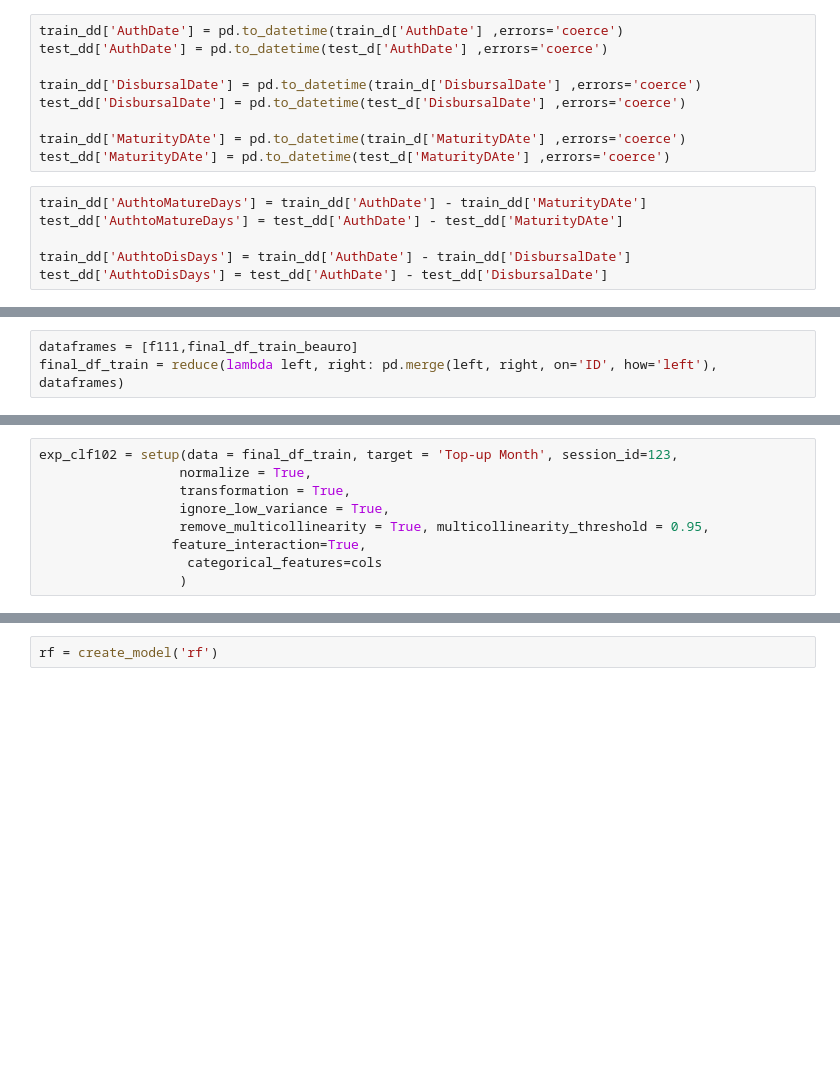
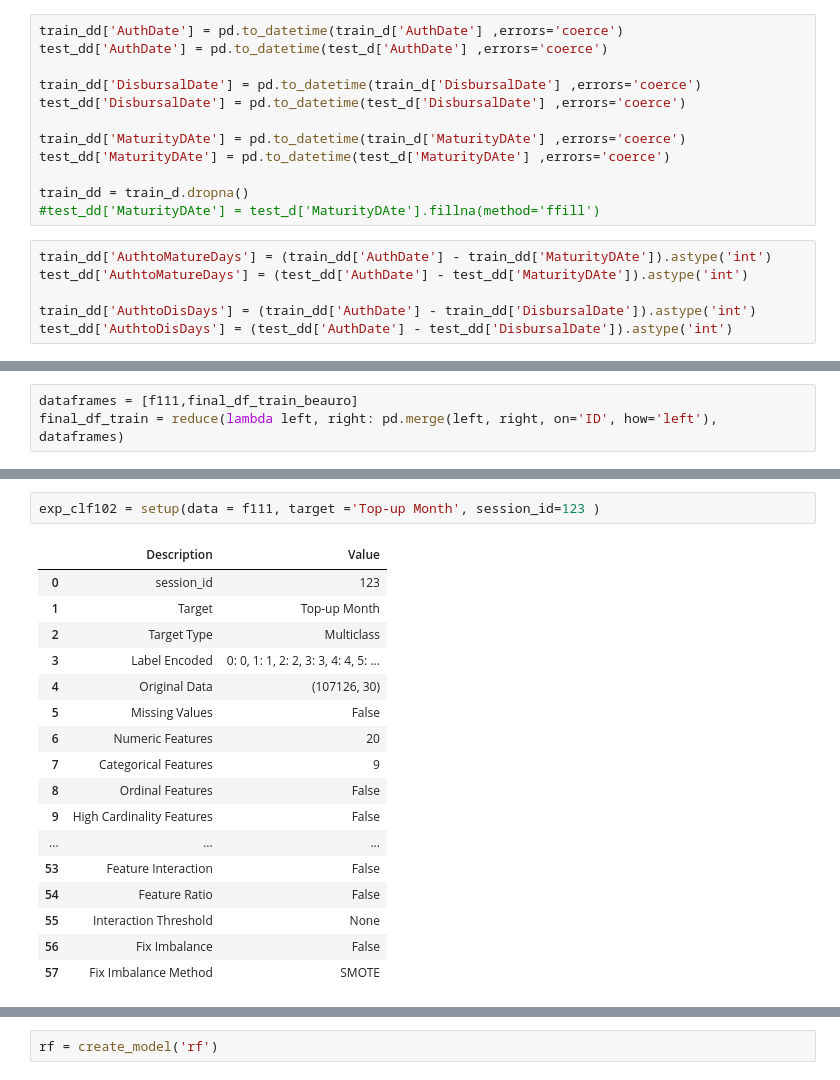
Before and after one commit to DataSenseiAryan/LTFSDSFinHack3, a Jupyter notebook: Copy_of_FeatureEngineering.ipynb, the cells around one changed output, grey strips where cells are left out. Saved outputs shown, nothing was run; the diff lists cells and outputs as text; blank space fills up the shorter version.

```diff
--- a/Copy_of_FeatureEngineering.ipynb
+++ b/Copy_of_FeatureEngineering.ipynb
@@ -351,9 +347,12 @@ test_dd['DisbursalDate'] = pd.to_datetime(test_d['DisbursalDate'] ,errors='coerc
 
 train_dd['MaturityDAte'] = pd.to_datetime(train_d['MaturityDAte'] ,errors='coerce')
 test_dd['MaturityDAte'] = pd.to_datetime(test_d['MaturityDAte'] ,errors='coerce')
+
+train_dd = train_d.dropna()
+#test_dd['MaturityDAte'] = test_d['MaturityDAte'].fillna(method='ffill')
 # %%
-train_dd['AuthtoMatureDays'] = train_dd['AuthDate'] - train_dd['MaturityDAte']
-test_dd['AuthtoMatureDays'] = test_dd['AuthDate'] - test_dd['MaturityDAte']
+train_dd['AuthtoMatureDays'] = (train_dd['AuthDate'] - train_dd['MaturityDAte']).astype('int')
+test_dd['AuthtoMatureDays'] = (test_dd['AuthDate'] - test_dd['MaturityDAte']).astype('int')
 
-train_dd['AuthtoDisDays'] = train_dd['AuthDate'] - train_dd['DisbursalDate']
-test_dd['AuthtoDisDays'] = test_dd['AuthDate'] - test_dd['DisbursalDate']
+train_dd['AuthtoDisDays'] = (train_dd['AuthDate'] - train_dd['DisbursalDate']).astype('int')
+test_dd['AuthtoDisDays'] = (test_dd['AuthDate'] - test_dd['DisbursalDate']).astype('int')
@@ -413,9 +583,20 @@ cols = []
 # %%
-exp_clf102 = setup(data = final_df_train, target = 'Top-up Month', session_id=123,
-                  normalize = True,
-                  transformation = True,
-                  ignore_low_variance = True,
-                  remove_multicollinearity = True, multicollinearity_threshold = 0.95,
-                 feature_interaction=True,
-                   categorical_features=cols
-                  )
+exp_clf102 = setup(data = f111, target ='Top-up Month', session_id=123 )
+# %% [output]
+|  | Description | Value |
+| 0 | session_id | 123 |
+| 1 | Target | Top-up Month |
+| 2 | Target Type | Multiclass |
+| 3 | Label Encoded | 0: 0, 1: 1, 2: 2, 3: 3, 4: 4, 5: ... |
+| 4 | Original Data | (107126, 30) |
+| 5 | Missing Values | False |
+| 6 | Numeric Features | 20 |
+| 7 | Categorical Features | 9 |
+| 8 | Ordinal Features | False |
+| 9 | High Cardinality Features | False |
+| ... | ... | ... |
+| 53 | Feature Interaction | False |
+| 54 | Feature Ratio | False |
+| 55 | Interaction Threshold | None |
+| 56 | Fix Imbalance | False |
+| 57 | Fix Imbalance Method | SMOTE |
```
Also changed, not shown: parts of 25 cells of this notebook.
